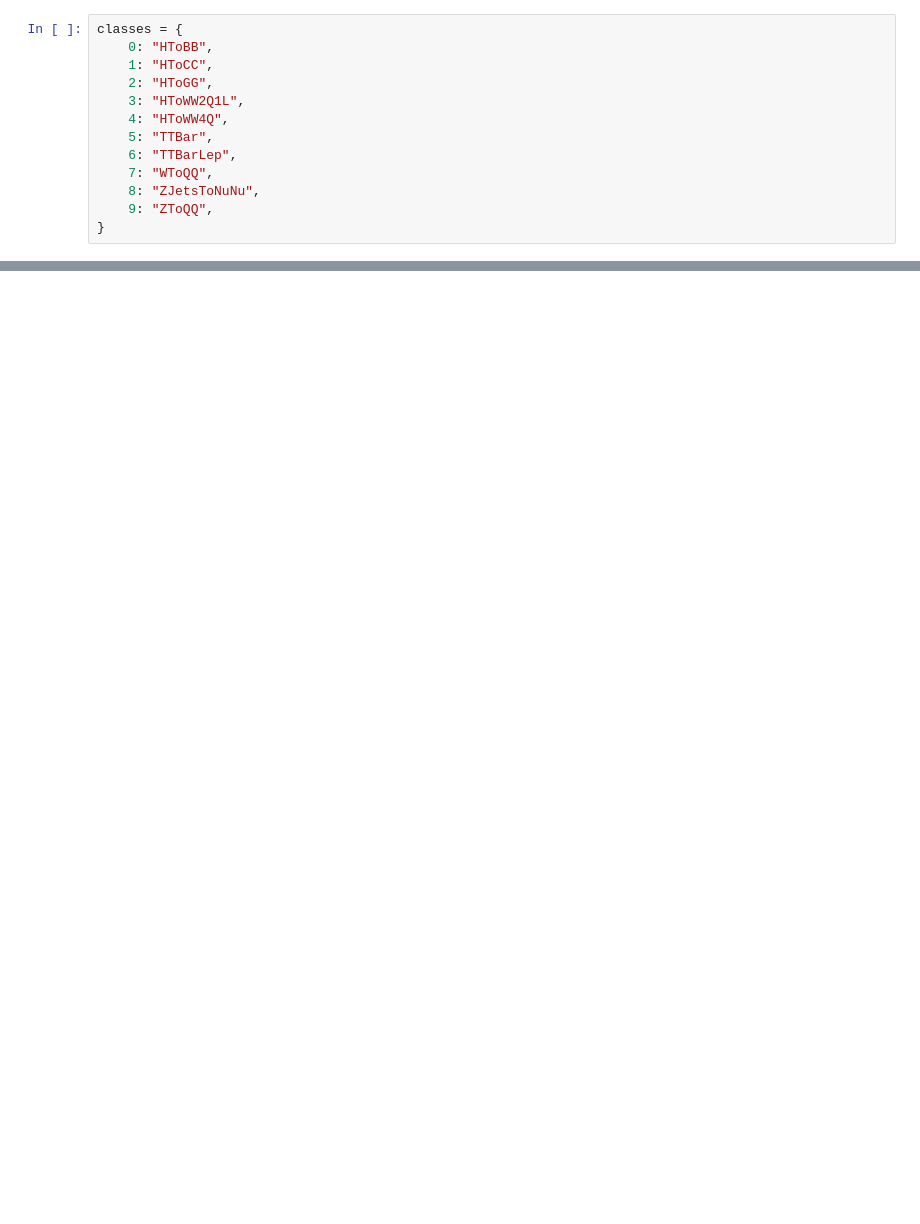
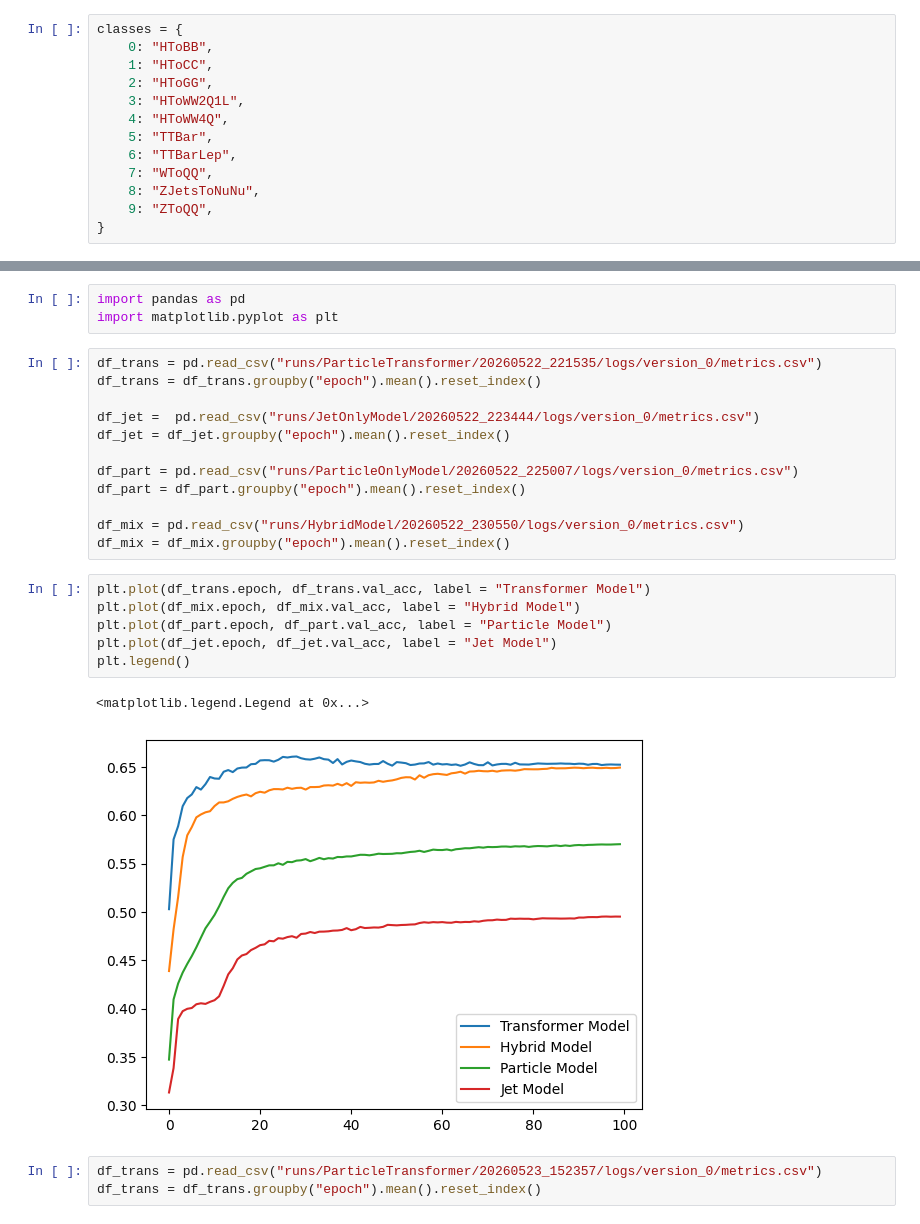
Before and after one commit to jansam123/ML_project, a Jupyter notebook: notebooks/check_model.ipynb, the cells around one changed output, grey strips where cells are left out. Cells and saved outputs as stored; diff of their text form; blank space fills up the shorter version.

```diff
--- a/notebooks/check_model.ipynb
+++ b/notebooks/check_model.ipynb
@@ -719,0 +635,27 @@ PosixPath('lightning_logs/version_59')
+# %%
+import pandas as pd
+import matplotlib.pyplot as plt
+# %%
+df_trans = pd.read_csv("runs/ParticleTransformer/20260522_221535/logs/version_0/metrics.csv")
+df_trans = df_trans.groupby("epoch").mean().reset_index()
+
+df_jet =  pd.read_csv("runs/JetOnlyModel/20260522_223444/logs/version_0/metrics.csv")
+df_jet = df_jet.groupby("epoch").mean().reset_index()
+
+df_part = pd.read_csv("runs/ParticleOnlyModel/20260522_225007/logs/version_0/metrics.csv")
+df_part = df_part.groupby("epoch").mean().reset_index()
+
+df_mix = pd.read_csv("runs/HybridModel/20260522_230550/logs/version_0/metrics.csv")
+df_mix = df_mix.groupby("epoch").mean().reset_index()
+# %%
+plt.plot(df_trans.epoch, df_trans.val_acc, label = "Transformer Model")
+plt.plot(df_mix.epoch, df_mix.val_acc, label = "Hybrid Model")
+plt.plot(df_part.epoch, df_part.val_acc, label = "Particle Model")
+plt.plot(df_jet.epoch, df_jet.val_acc, label = "Jet Model")
+plt.legend()
+# %% [output]
+<matplotlib.legend.Legend at 0x...>
+[figure, added]
+# %%
+df_trans = pd.read_csv("runs/ParticleTransformer/20260523_152357/logs/version_0/metrics.csv")
+df_trans = df_trans.groupby("epoch").mean().reset_index()
```
Also changed, not shown: parts of 38 cells of this notebook, 9 other files.
